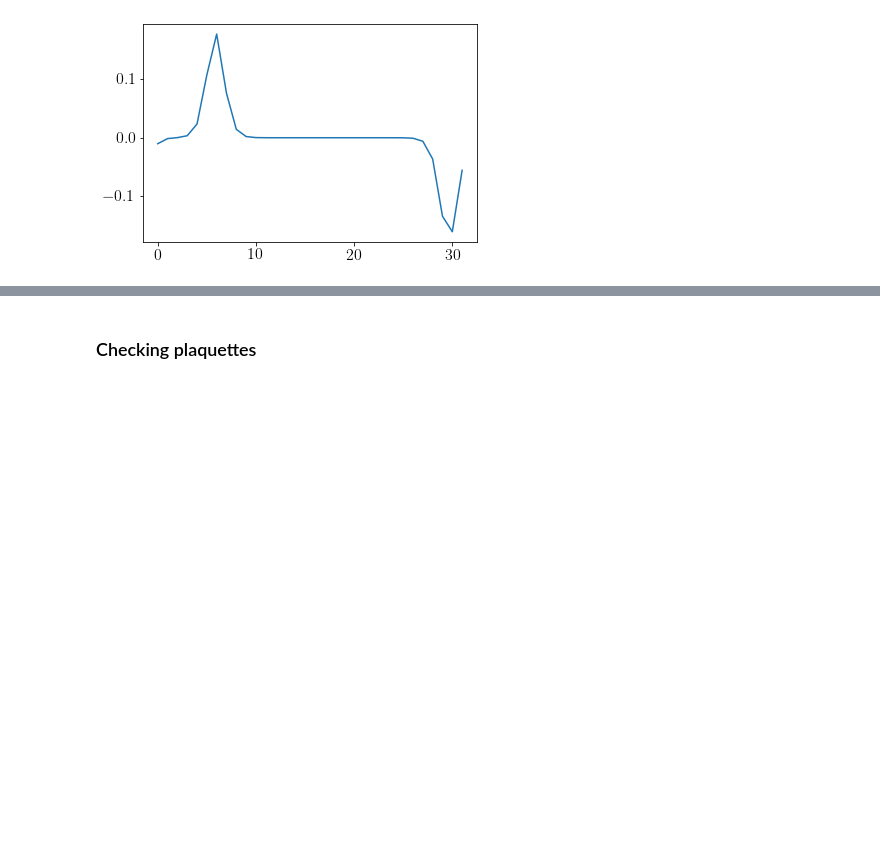
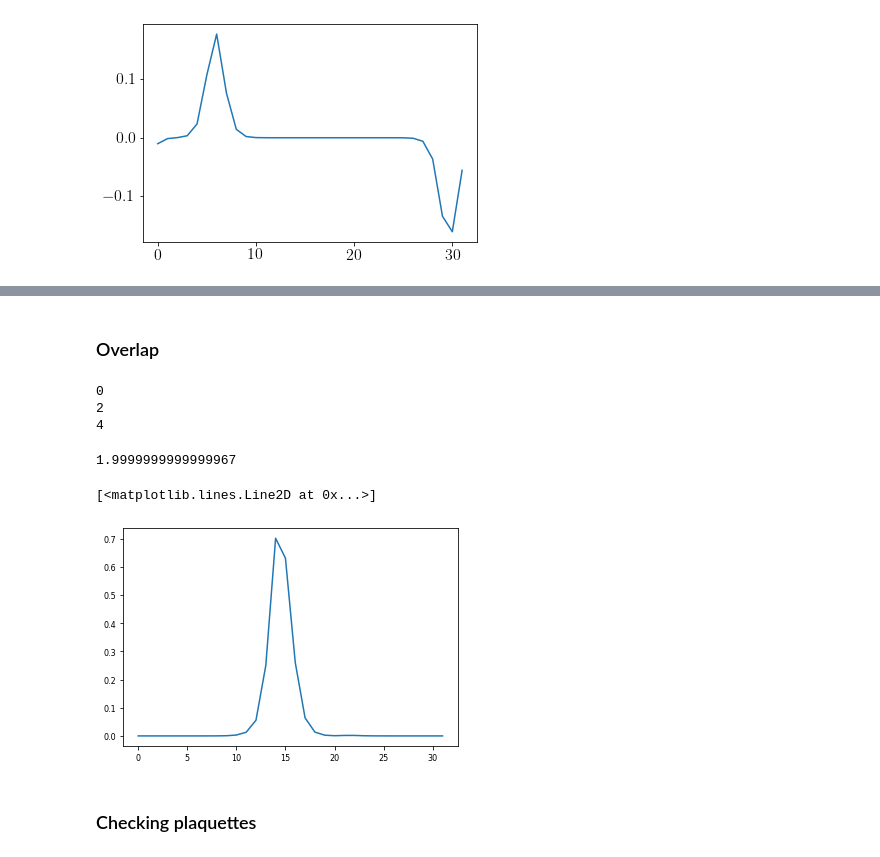
Before and after one commit to Ivan-Soler/AFM, a Jupyter notebook: main.ipynb, the cells around one changed output, grey strips where cells are left out. Cells and saved outputs as stored; diff of their text form; code cells hidden in the pictures; blank space fills up the shorter version.

```diff
--- a/main.ipynb
+++ b/main.ipynb
@@ -638,3 +571,48 @@ for i in range(0,8,1):
+# %% [markdown]
+### Overlap
+# %%
+importlib.reload(Compare)
+importlib.reload(analyzer)
+importlib.reload(Read)
+importlib.reload(Maxima)
+importlib.reload(Plot_generator)
+folder="/ssd/ivsol/filtering/4x4x4x32/b2p44_new/overlap/sector_1/"
+sizes=[4,4,4,32]
+max_modes=8
+colors=3
+spin_length=4
+
+max_modes=2
+susy_mode=zeromode=np.zeros((spin_length, colors, sizes[0],sizes[1],sizes[2],sizes[3]),dtype=np.complex_)
+for i in range(2,4):
+    mode,density,sizes=Read.ascii_mode(folder+"OverlapMode600_"+str(i))
+    susy_mode+=mode
+# %%
+for i in range(0,5,2):
+    print(i)
+# %% [output]
+0
+2
+4
+# %%
+density=np.zeros([sizes[0],sizes[1],sizes[2],sizes[3]])
+for i in range(0, sizes[0]):
+    for j in range(0, sizes[1]):
+        for k in range(0, sizes[2]):
+            for l in range(0,sizes[3]):
+                for spin in range(0,spin_length):
+                    for color in range(0,colors):
+                        density[i,j,k,l]+=(susy_mode[spin,color,i,j,k,l].imag*susy_mode[spin,color,i,j,k,l].imag +
+                                                  susy_mode[spin,color,i,j,k,l].real*susy_mode[spin,color,i,j,k,l].real)
+norm=density.sum()
+print(norm)
+density_1d=density.sum(axis=(0,1,2))
+t=np.arange(0,sizes[3])
+plt.plot(t,density_1d)
+# %% [output]
+1.9999999999999967
+[<matplotlib.lines.Line2D at 0x...>]
+[figure, added]
 # %% [markdown]
 ### Checking plaquettes
 # %%
```
Also changed, not shown: parts of 15 cells of this notebook, 3 other files.
